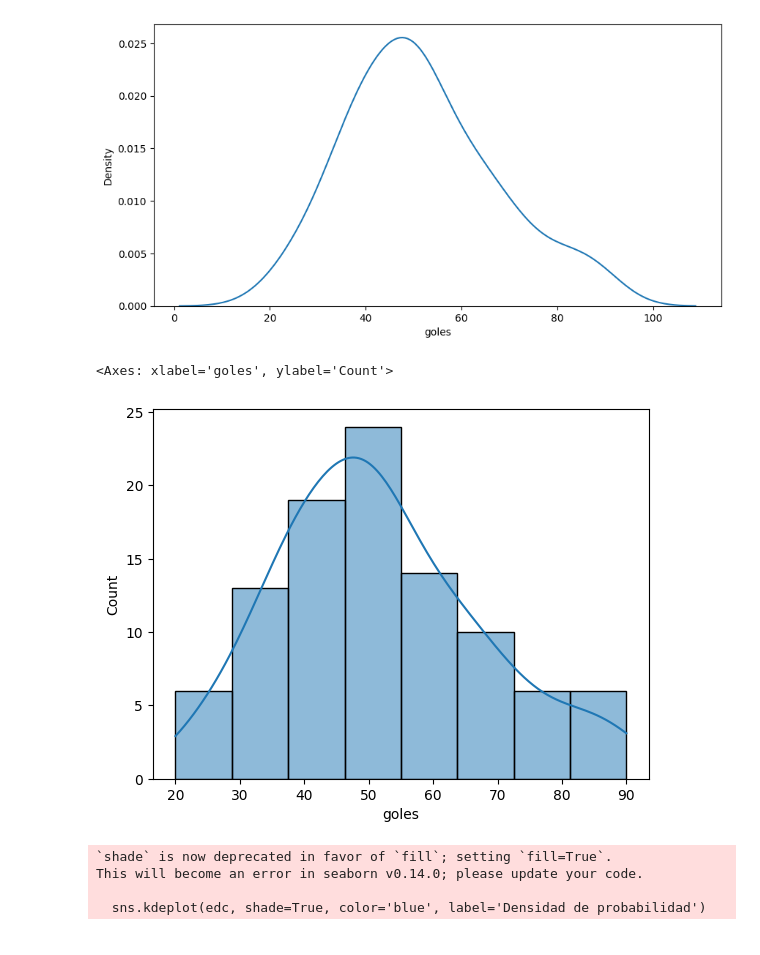
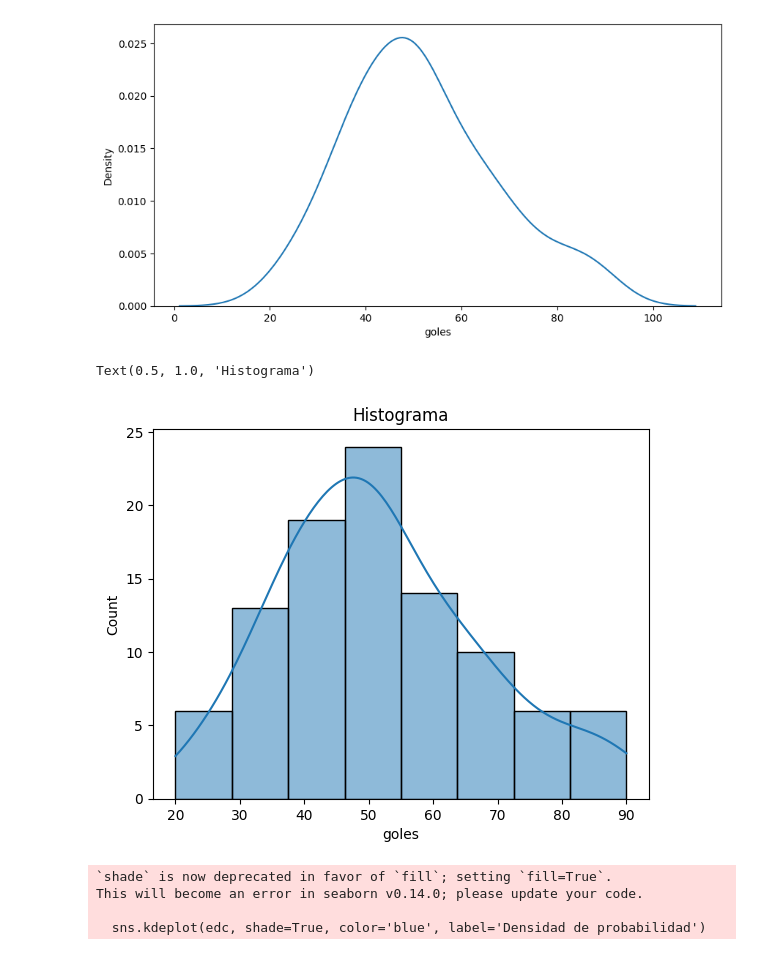
Before and after one commit to FedeThione/DS-EDA-Futbol, a Jupyter notebook: src/3-EDA_DEFINITIVO.ipynb, the cells around one changed output. Cells and saved outputs as stored; diff of their text form; code cells hidden in the pictures.

```diff
--- a/src/3-EDA_DEFINITIVO.ipynb
+++ b/src/3-EDA_DEFINITIVO.ipynb
@@ -395,9 +426,10 @@ https://gist.github.com/mwaskom/de44147ed2974457ad6372750bbe5751
 [figure]
 # %%
 sns.histplot(edc["goles"], kde=True)
+plt.title("Histograma")
 # %% [output]
-<Axes: xlabel='goles', ylabel='Count'>
+Text(0.5, 1.0, 'Histograma')
-[figure, old version]
+[figure, new version]
 # %%
 np.random.seed(14)
 edc = np.random.normal(loc=20, scale=5, size=100)
```
Also changed, not shown: parts of 25 cells of this notebook.
